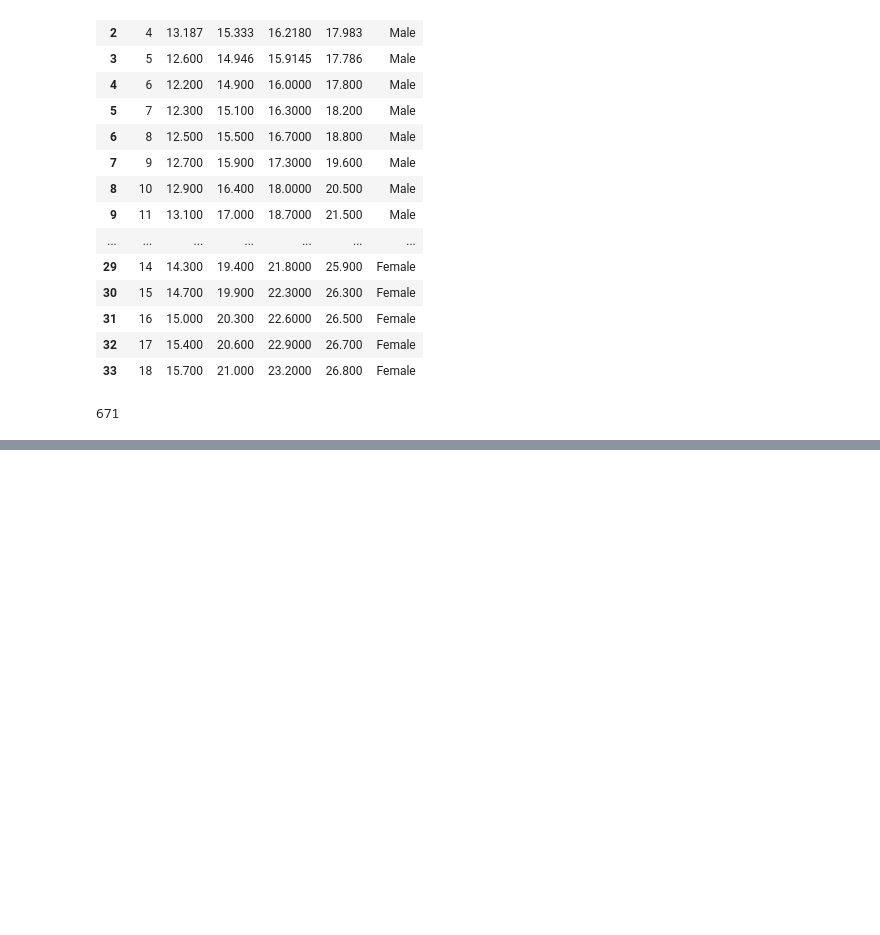
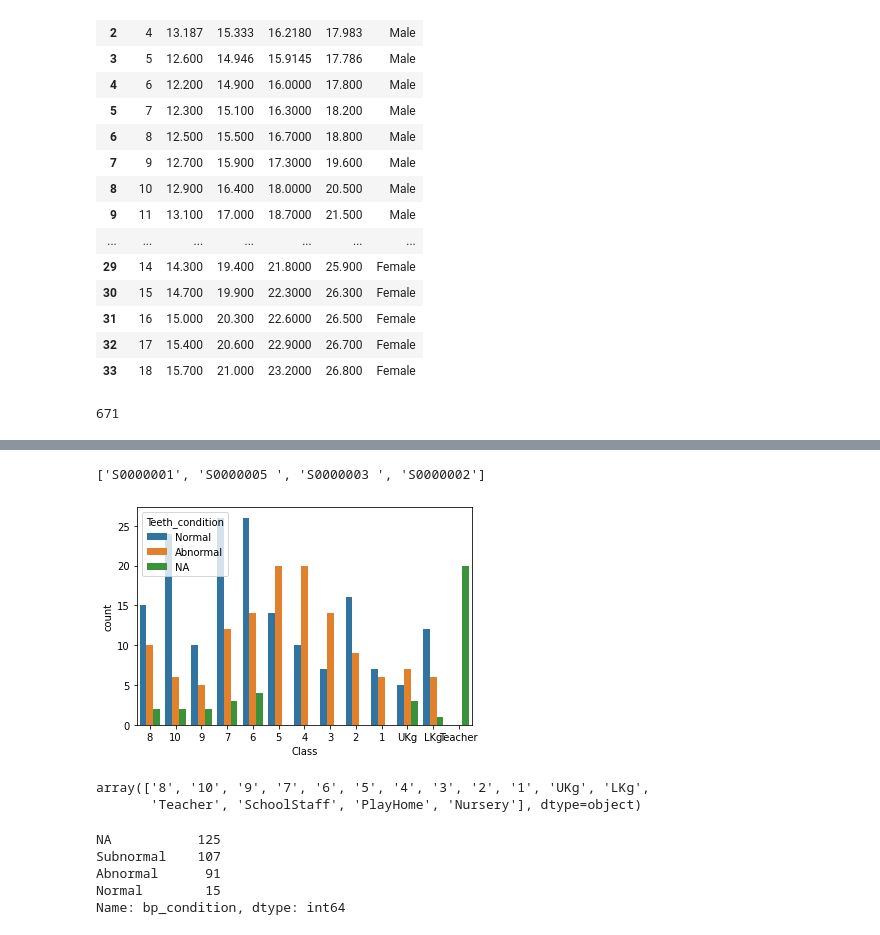
Before and after one commit to prajwal-creator/HealthyKid, a Jupyter notebook: analysisP.ipynb, the cells around one changed output, grey strips where cells are left out. Saved outputs shown, nothing was run; the diff lists cells and outputs as text; code cells hidden in the pictures; blank space fills up the shorter version.

```diff
--- a/analysisP.ipynb
+++ b/analysisP.ipynb
@@ -324,7 +190,8 @@ def height_con(cols):
     h1 = float(''.join(map(str, h1)) if ''.join(map(str, h1))!='' else 0 )
     h2 = float(''.join(map(str, h2)) if ''.join(map(str, h2))!='' else 0 )
     h3 = float(''.join(map(str, h3)) if ''.join(map(str, h3))!='' else 0 )
-
+    if(h1==0 or h2==0 or h3==0):
+        return "NA"
     if (height<=h1):
         return "Stunted"
     elif(height>h1 and height<h2):
@@ -447,0 +326,17 @@ len(data[data["bmi_condition"]=="Borderline"])
+# %%
+def eye_con(cols):
+    rep=cols[0]
+    lep=cols[1]
+    if(rep == 0 or lep == 0):
+        return "NA"
+    if (rep =='6/6'and lep =='6/6'):
+        return "Normal"
+    elif(rep =='6/12'or lep =='6/12' or rep =='6/12'or lep =='6/12' or rep =='6/9'or lep =='6/9'):
+        return "Minor"
+    elif(rep =='6/18'or lep =='6/18' or rep =='6/24'or lep =='6/24' or rep =='6/36'or lep =='6/36'or lep=='6/60' or rep=='6/60'):
+        return "Major"
+    else:
+        return "NA"
+# %%
+data[['Right_Eye_Power','Left_Eye_Power']] = data[['Right_Eye_Power','Left_Eye_Power']].fillna(value=0)
+data['eye_condition']=data[['Right_Eye_Power','Left_Eye_Power']].apply(eye_con,axis=1)
@@ -447,0 +353,35 @@ len(data[data["bmi_condition"]=="Borderline"])
+# %%
+list(data[' School ID'].unique())
+# %% [output]
+['S0000001', 'S0000005 ', 'S0000003 ', 'S0000002']
+# %%
+def teeth_con(cols):
+    caries=cols[0]
+    discoloration=cols[1]
+    healthygums=cols[2]
+    malocclusion=cols[3]
+    oralhygiene=cols[4]
+    teethwellformed=cols[5]
+
+    if(caries==0 and discoloration==0 and healthygums==0 and malocclusion==0 and oralhygiene == 0 and teethwellformed==0):
+        return "NA"
+    if (caries=='No' and discoloration=='No' and healthygums=='Yes' and malocclusion=='No' and (oralhygiene == 'Good' or oralhygiene=='Fair') and teethwellformed=='Yes' ):
+        return "Normal"
+    elif(caries=='Yes' and (discoloration=='No' or discoloration=='Yes') and (healthygums=='Yes' or healthygums=='No') and (malocclusion=='No' or malocclusion == 'Yes') and (oralhygiene == 'Good' or oralhygiene=='Fair' or oralhygiene == 'Poor') and (teethwellformed=='Yes' or teethwellformed=='No')):
+        return "Abnormal"
+    else:
+        return "NA"
+# %%
+#select = st.sidebar.selectbox('Visualization based on', ['Sex','Class','Blood Group',' School ID'], key='21')
+data[['Caries', 'Discoloration', 'Healthy_Gums', 'Malocclusion','Oral_Hygine', 'TeethWellFormed']] = data[['Caries', 'Discoloration', 'Healthy_Gums', 'Malocclusion','Oral_Hygine', 'TeethWellFormed']].fillna(value=0)
+data['Teeth_condition']=data[['Caries', 'Discoloration', 'Healthy_Gums', 'Malocclusion','Oral_Hygine', 'TeethWellFormed']].apply(teeth_con,axis=1)
+
+fig=sns.countplot(data=data[data[' School ID']=='S0000001'], x='Class', hue='Teeth_condition')
+plt.show(fig)
+# %% [output]
+[figure, added]
+# %%
+data['Class'].unique()
+# %% [output]
+array(['8', '10', '9', '7', '6', '5', '4', '3', '2', '1', 'UKg', 'LKg',
+       'Teacher', 'SchoolStaff', 'PlayHome', 'Nursery'], dtype=object)
@@ -447,0 +390,9 @@ len(data[data["bmi_condition"]=="Borderline"])
+# %%
+school_count = sbp['bp_condition'].value_counts()
+school_count
+# %% [output]
+NA           125
+Subnormal    107
+Abnormal      91
+Normal        15
+Name: bp_condition, dtype: int64
```
Also changed, not shown: parts of 44 cells of this notebook, 1 other file.
